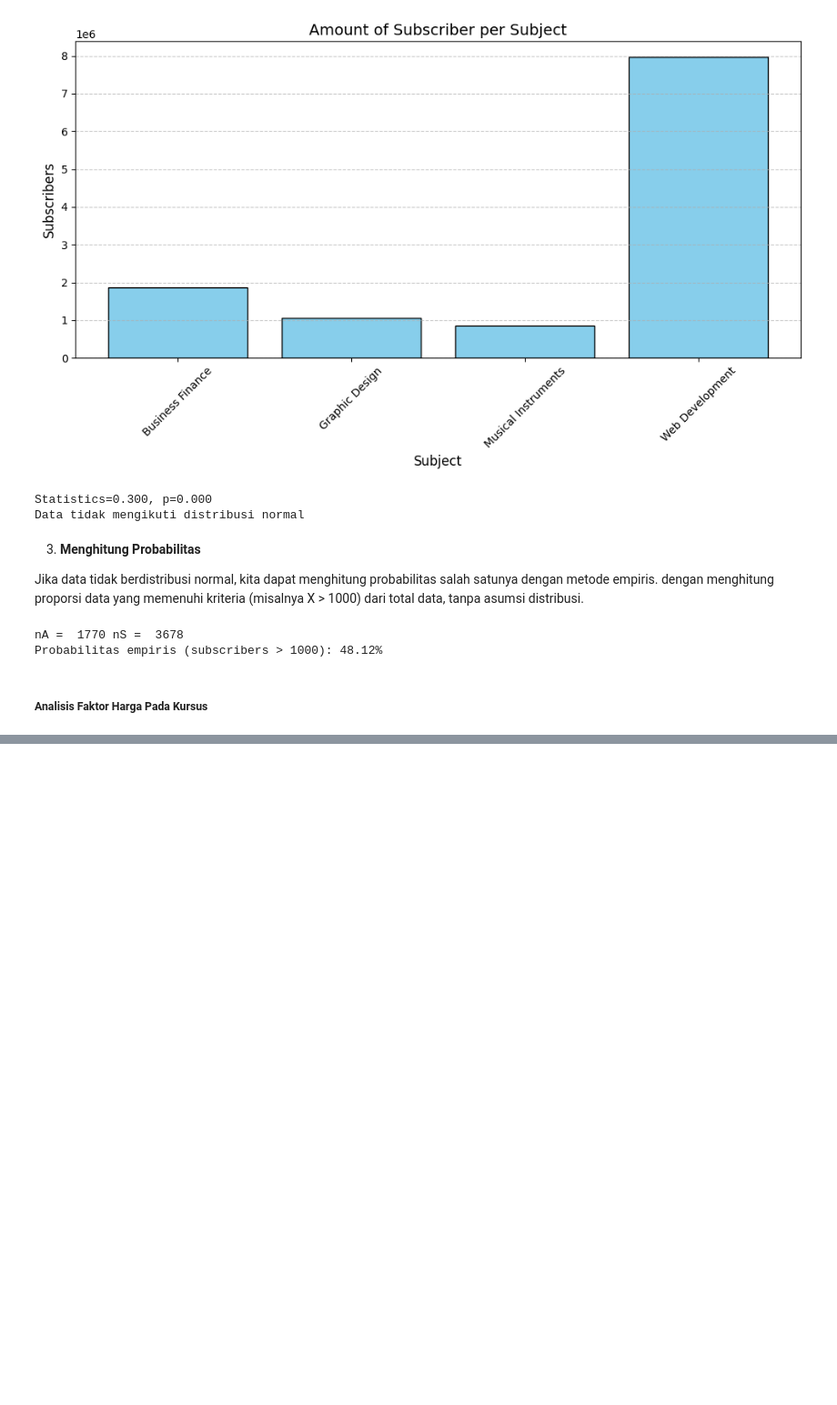
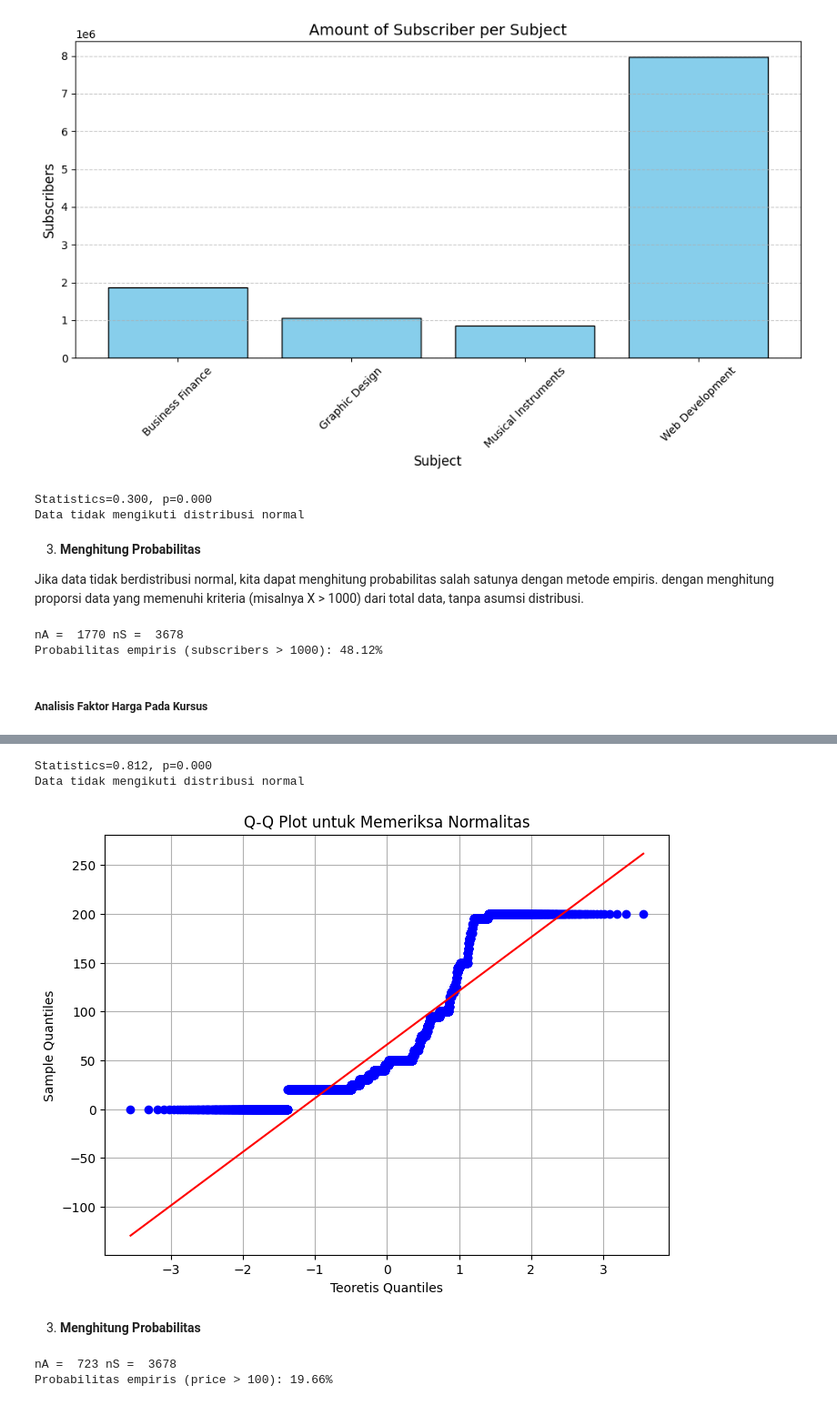
Before and after one commit to paundraP/Statistika-dan-Probabilitas-2024, a Jupyter notebook: Assignment/Final Project/week_10.ipynb, the cells around one changed output, grey strips where cells are left out. Shown at 91% size. Cells and saved outputs as stored; diff of their text form; code cells hidden in the pictures; blank space fills up the shorter version.

```diff
--- a/Assignment/Final Project/week_10.ipynb
+++ b/Assignment/Final Project/week_10.ipynb
@@ -125,0 +157,34 @@ Probabilitas empiris (subscribers > 1000): 48.12%
+# %%
+import scipy.stats as stats
+
+stat, p = stats.shapiro(df["price"])
+print('Statistics=%.3f, p=%.3f' % (stat, p))
+if p > 0.05:
+    print('Data mengikuti distribusi normal')
+else:
+    print('Data tidak mengikuti distribusi normal')
+# %% [output]
+Statistics=0.812, p=0.000
+Data tidak mengikuti distribusi normal
+# %%
+plt.figure(figsize=(8, 6))
+stats.probplot(df['price'], dist="norm", plot=plt)
+plt.title('Q-Q Plot untuk Memeriksa Normalitas')
+plt.xlabel('Teoretis Quantiles')
+plt.ylabel('Sample Quantiles')
+plt.grid()
+plt.show()
+# %% [output]
+[figure, added]
+# %% [markdown]
+3. **Menghitung Probabilitas**
+# %%
+nA = len(df[df["price"] > 100])
+nS = len(df)
+
+print("nA = ", nA, "nS = ", nS)
+probabilitas_empiris = nA / nS * 100
+print(f"Probabilitas empiris (price > 100): {probabilitas_empiris:.2f}%")
+# %% [output]
+nA =  723 nS =  3678
+Probabilitas empiris (price > 100): 19.66%
```
Also changed, not shown: parts of 4 cells of this notebook.
